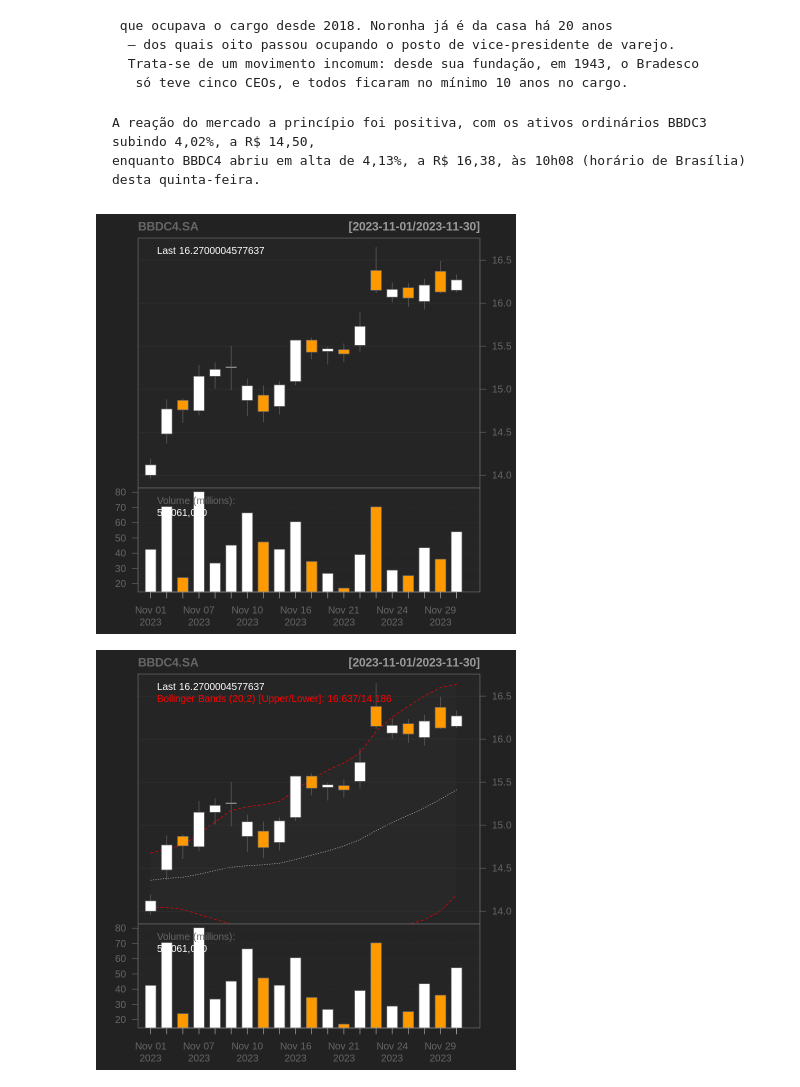
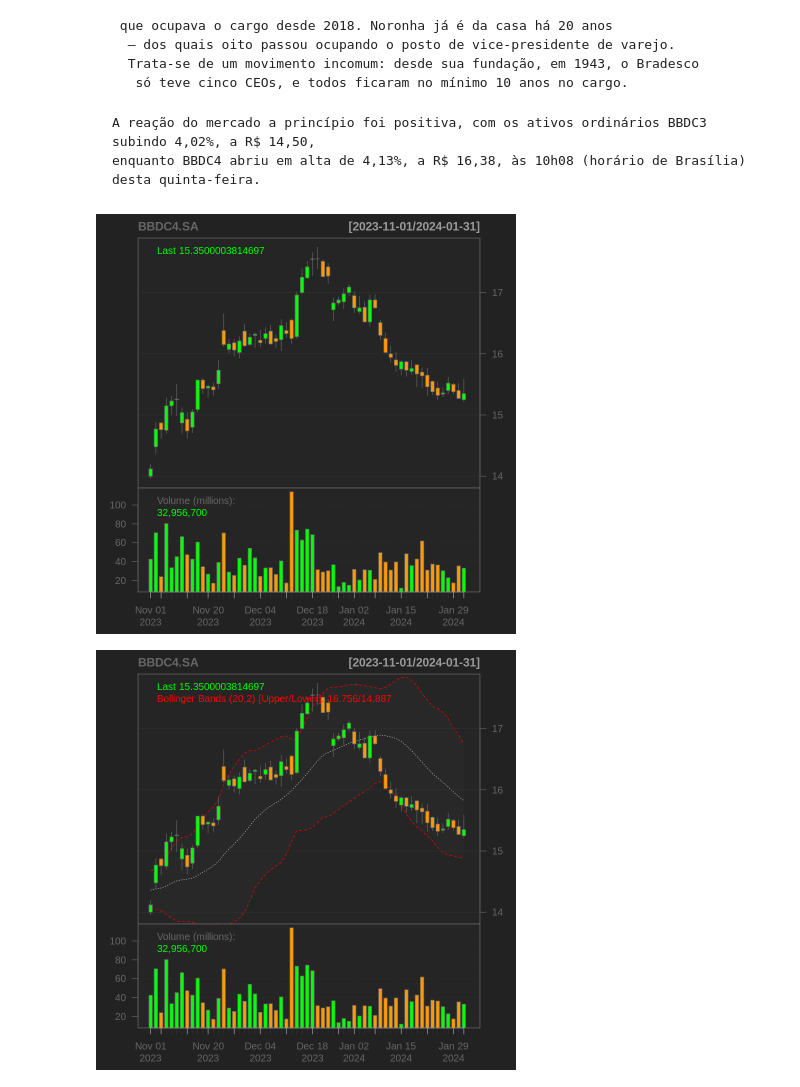
Before and after one commit to scs999/scs999.github.io, a Jupyter notebook: Pos_unicarioca/Trabalho_PosUnicarioca_R.ipynb, the cells around one changed output. Cells and saved outputs as stored; diff of their text form; code cells hidden in the pictures.

````diff
--- a/Pos_unicarioca/Trabalho_PosUnicarioca_R.ipynb
+++ b/Pos_unicarioca/Trabalho_PosUnicarioca_R.ipynb
@@ -325,13 +328,14 @@ A reação do mercado a princípio foi positiva, com os ativos ordinários BBDC3
 enquanto BBDC4 abriu em alta de 4,13%, a R$ 16,38, às 10h08 (horário de Brasília) desta quinta-feira.
 ```
 # %%
+# Período 01/11/23 a 30/01/24
 chartSeries(BBDC4.SA,
             type="candlesticks",
-            subset='2023-11-01::2023-11-30',,
-            up.col = 'white',
-            down.col = 'yellow',
+            subset='2023-11-01::2024-01-31',,
+            up.col = 'green',
+            down.col = 'red',
             theme=chartTheme('black'))
             addBBands(n=20,sd=2)
 # %% [output]
-[figure, old version]
+[figure, new version]
-[figure, old version]
+[figure, new version]
````
Also changed, not shown: parts of 12 cells of this notebook.
